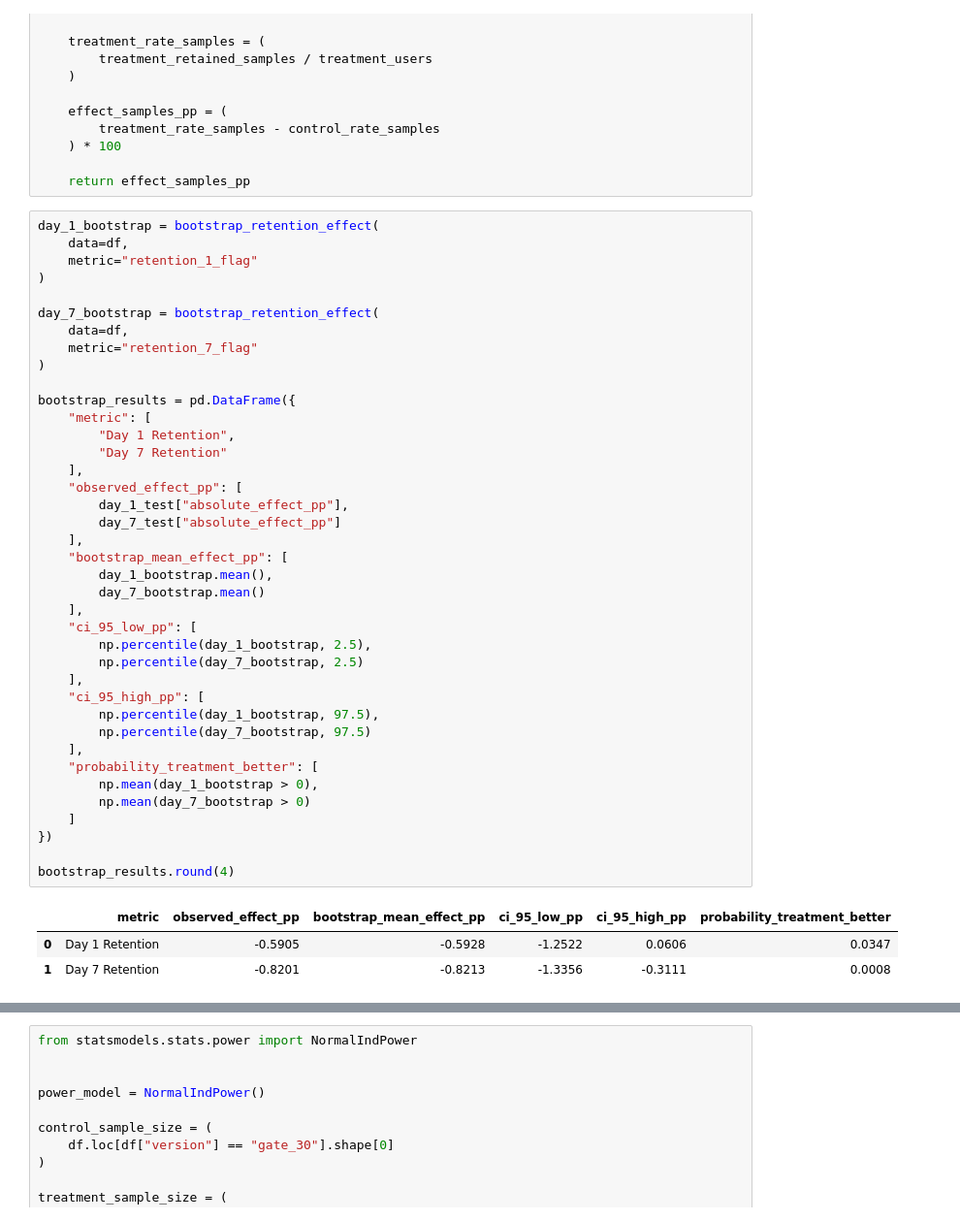
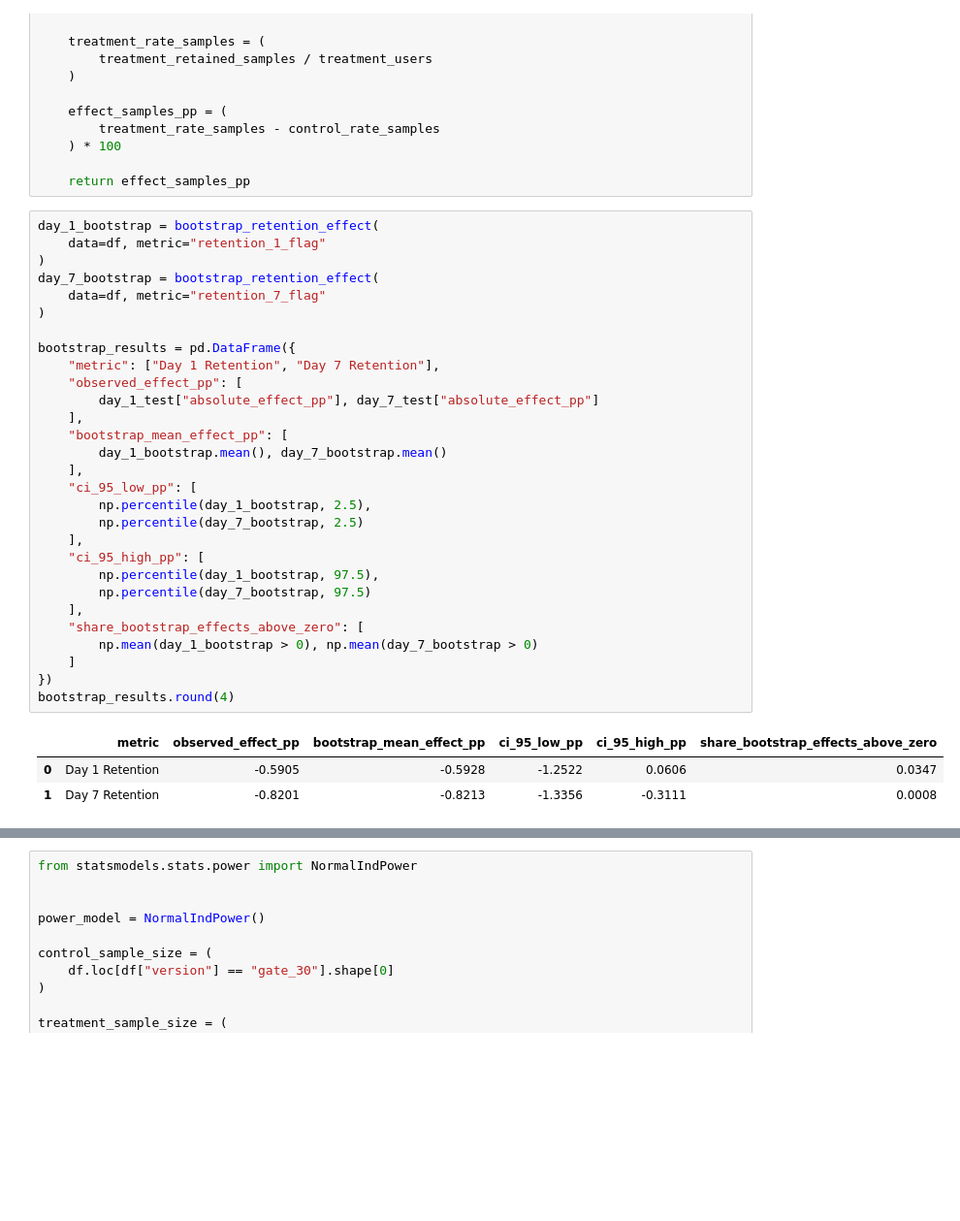
Before and after one commit to RonakGoyal11/cookie-cats-ab-testing, a Jupyter notebook: notebooks/01_ab_testing_analysis.ipynb, the cells around one changed output, grey strips where cells are left out. Shown at 97% size. Saved outputs shown, nothing was run; the diff lists cells and outputs as text; blank space fills up the shorter version.

```diff
--- a/notebooks/01_ab_testing_analysis.ipynb
+++ b/notebooks/01_ab_testing_analysis.ipynb
@@ -842,45 +847,35 @@ def bootstrap_retention_effect(
     return effect_samples_pp
 # %%
 day_1_bootstrap = bootstrap_retention_effect(
-    data=df,
-    metric="retention_1_flag"
+    data=df, metric="retention_1_flag"
 )
-
 day_7_bootstrap = bootstrap_retention_effect(
-    data=df,
-    metric="retention_7_flag"
+    data=df, metric="retention_7_flag"
 )
 
 bootstrap_results = pd.DataFrame({
-    "metric": [
-        "Day 1 Retention",
-        "Day 7 Retention"
-    ],
+    "metric": ["Day 1 Retention", "Day 7 Retention"],
     "observed_effect_pp": [
-        day_1_test["absolute_effect_pp"],
-        day_7_test["absolute_effect_pp"]
+        day_1_test["absolute_effect_pp"], day_7_test["absolute_effect_pp"]
     ],
     "bootstrap_mean_effect_pp": [
-        day_1_bootstrap.mean(),
-        day_7_bootstrap.mean()
+        day_1_bootstrap.mean(), day_7_bootstrap.mean()
     ],
     "ci_95_low_pp": [
         np.percentile(day_1_bootstrap, 2.5),
         np.percentile(day_7_bootstrap, 2.5)
     ],
     "ci_95_high_pp": [
         np.percentile(day_1_bootstrap, 97.5),
         np.percentile(day_7_bootstrap, 97.5)
     ],
-    "probability_treatment_better": [
-        np.mean(day_1_bootstrap > 0),
-        np.mean(day_7_bootstrap > 0)
+    "share_bootstrap_effects_above_zero": [
+        np.mean(day_1_bootstrap > 0), np.mean(day_7_bootstrap > 0)
     ]
 })
-
 bootstrap_results.round(4)
 # %% [output]
-|  | metric | observed_effect_pp | bootstrap_mean_effect_pp | ci_95_low_pp | ci_95_high_pp | probability_treatment_better |
+|  | metric | observed_effect_pp | bootstrap_mean_effect_pp | ci_95_low_pp | ci_95_high_pp | share_bootstrap_effects_above_zero |
 | 0 | Day 1 Retention | -0.5905 | -0.5928 | -1.2522 | 0.0606 | 0.0347 |
 | 1 | Day 7 Retention | -0.8201 | -0.8213 | -1.3356 | -0.3111 | 0.0008 |
 # %%
```
Also changed, not shown: parts of 17 cells of this notebook, 5 other files.
